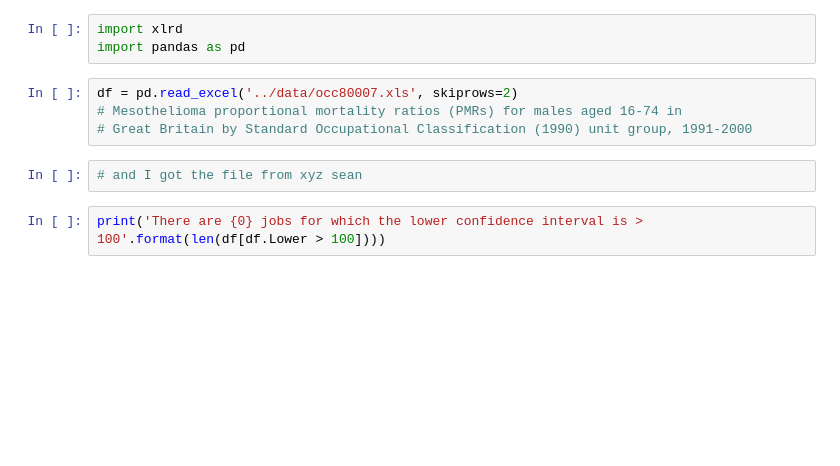
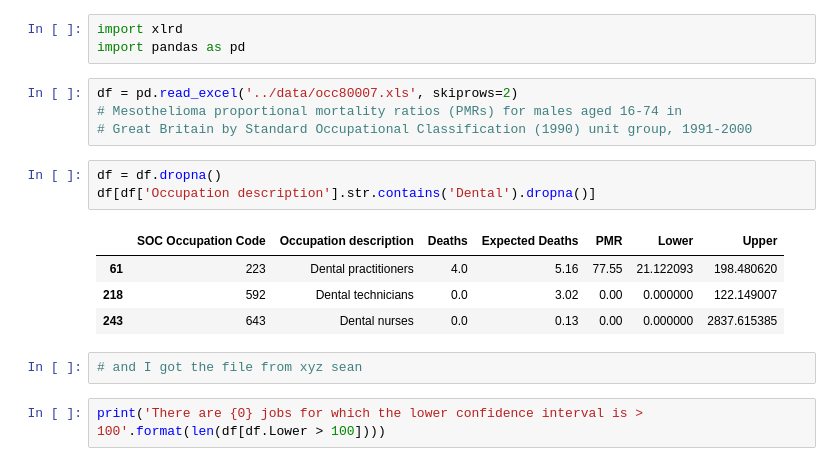
Before and after one commit to drcjar/ipfjes, a Jupyter notebook: notebooks/male-meso-pmr-1991-2000.ipynb, the cells around one changed output. Drawn from its saved outputs; the diff is of its cells as text; blank space fills up the shorter version.

```diff
--- a/notebooks/male-meso-pmr-1991-2000.ipynb
+++ b/notebooks/male-meso-pmr-1991-2000.ipynb
@@ -5,6 +5,14 @@ import pandas as pd
 df = pd.read_excel('../data/occ80007.xls', skiprows=2)
 # Mesothelioma proportional mortality ratios (PMRs) for males aged 16-74 in
 # Great Britain by Standard Occupational Classification (1990) unit group, 1991-2000
+# %%
+df = df.dropna()
+df[df['Occupation description'].str.contains('Dental').dropna()]
+# %% [output]
+|  | SOC Occupation Code | Occupation description | Deaths | Expected Deaths | PMR | Lower | Upper |
+| 61 | 223 | Dental practitioners | 4.0 | 5.16 | 77.55 | 21.122093 | 198.480620 |
+| 218 | 592 | Dental technicians | 0.0 | 3.02 | 0.00 | 0.000000 | 122.149007 |
+| 243 | 643 | Dental nurses | 0.0 | 0.13 | 0.00 | 0.000000 | 2837.615385 |
 # %%
 # and I got the file from xyz sean
 # %%
```
Also changed, not shown: 4 other files.
